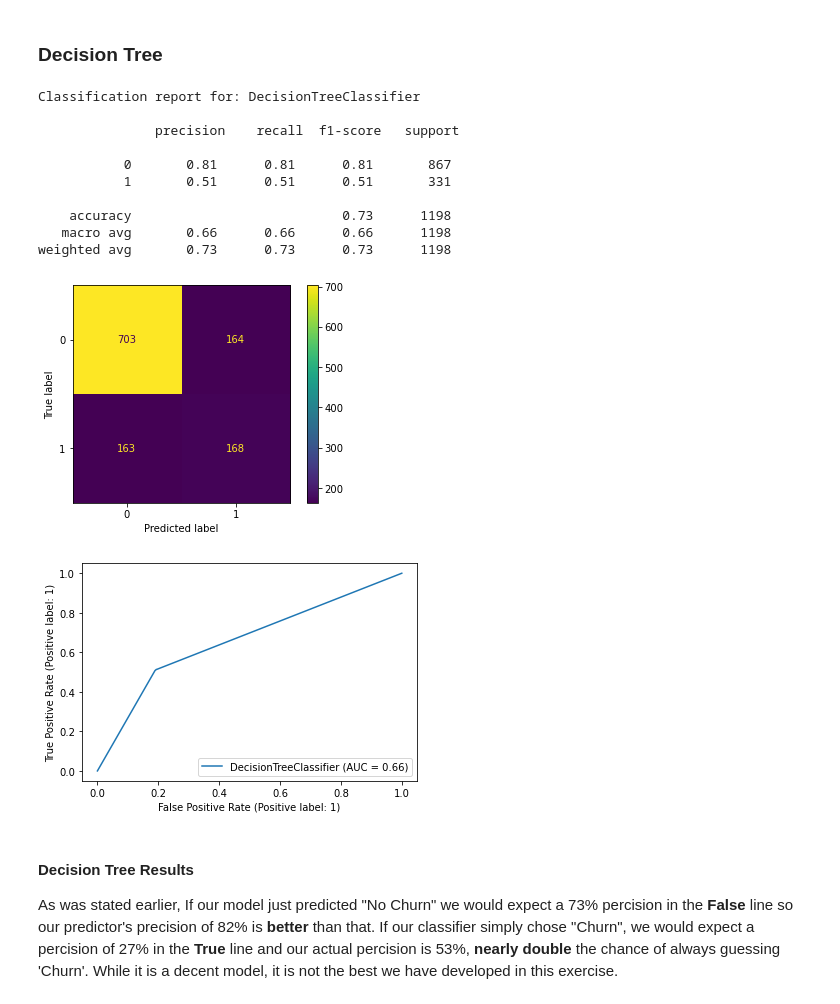
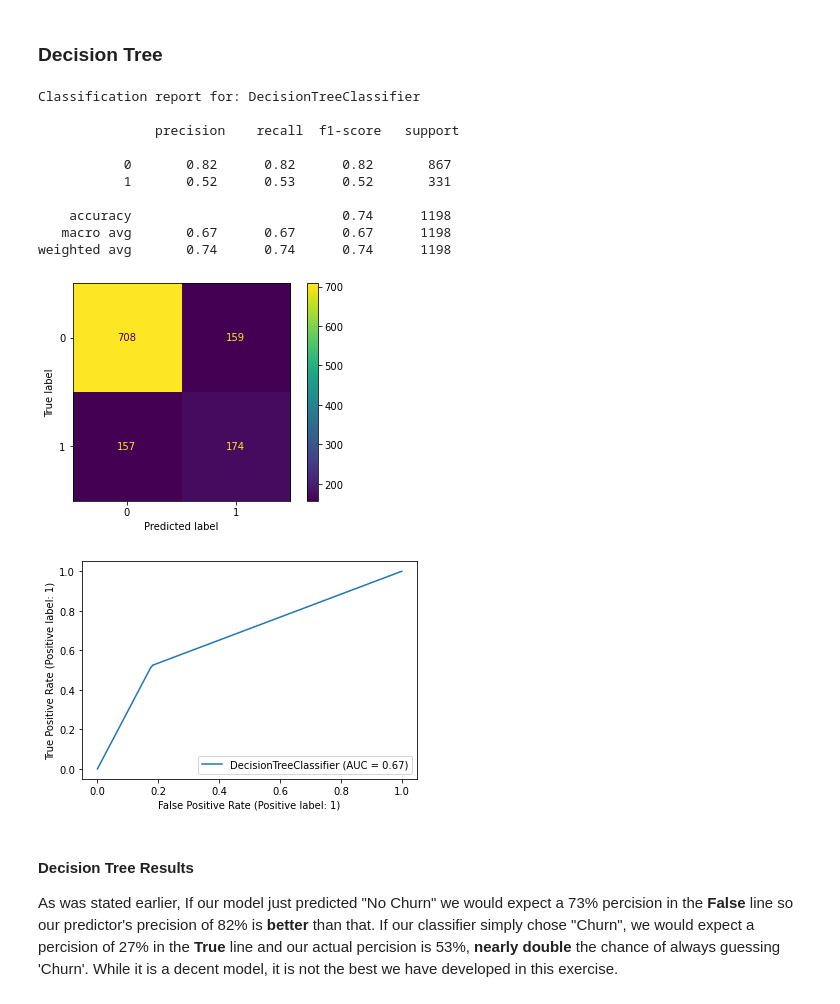
Before and after one commit to Sparafucil3/churn_project, a Jupyter notebook: churn_project.ipynb, the cells around one changed output. Cells and saved outputs as stored; diff of their text form; code cells hidden in the pictures.

```diff
--- a/churn_project.ipynb
+++ b/churn_project.ipynb
@@ -454,21 +454,21 @@ As was stated earlier, If our model just predicted "No Churn" we would expect a
 <h3>Decision Tree</h3>
 # %%
 # Sending to the test function to get our results
-test_classifier(tree.DecisionTreeClassifier(),
+test_classifier(tree.DecisionTreeClassifier(class_weight='balanced'),
                X_train, y_train, X_test, y_test)
 # %% [output]
 Classification report for: DecisionTreeClassifier
 
                precision    recall  f1-score   support
 
-           0       0.81      0.81      0.81       867
-           1       0.51      0.51      0.51       331
+           0       0.82      0.82      0.82       867
+           1       0.52      0.53      0.52       331
 
-    accuracy                           0.73      1198
-   macro avg       0.66      0.66      0.66      1198
-weighted avg       0.73      0.73      0.73      1198
+    accuracy                           0.74      1198
+   macro avg       0.67      0.67      0.67      1198
+weighted avg       0.74      0.74      0.74      1198
-[figure, old version]
+[figure, new version]
-[figure, old version]
+[figure, new version]
 # %% [markdown]
 <h4>Decision Tree Results</h4>
 
```
Also changed, not shown: parts of 2 cells of this notebook.
